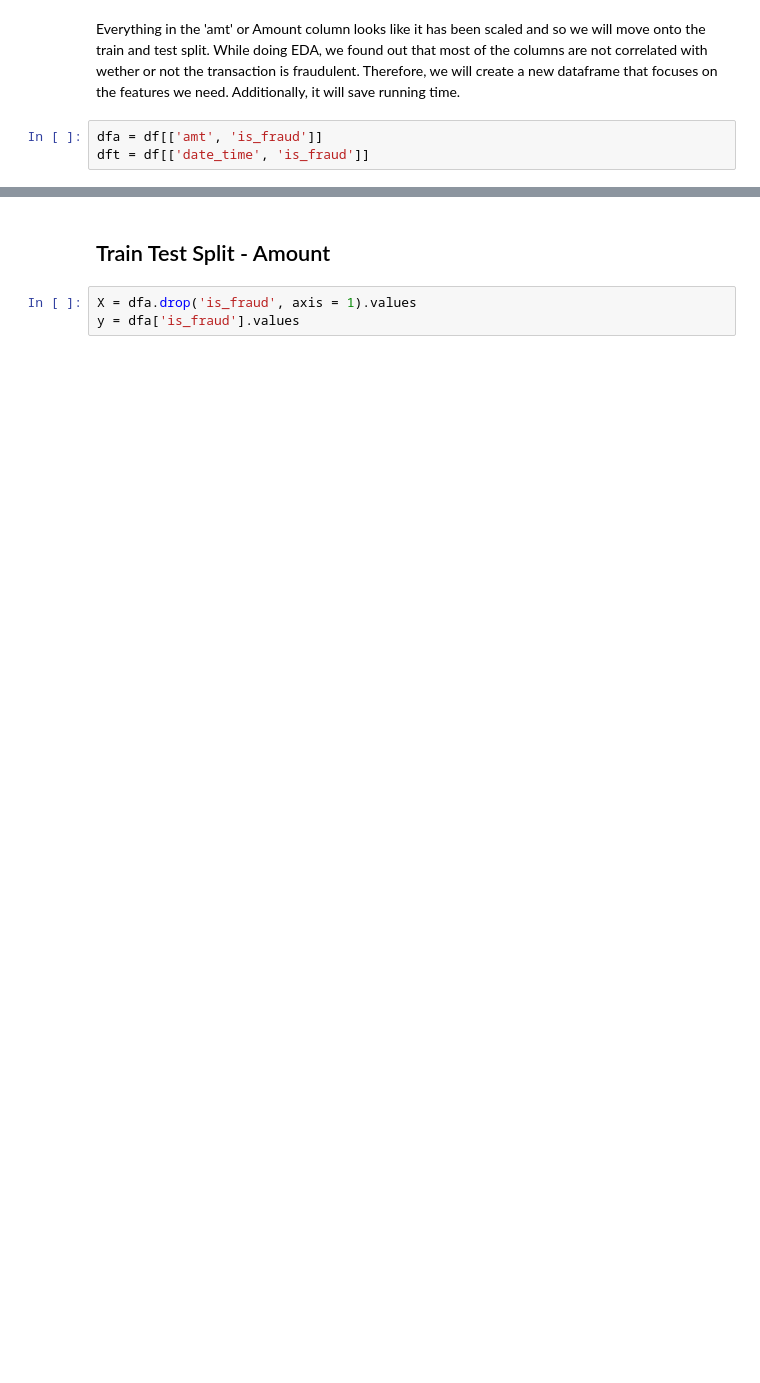
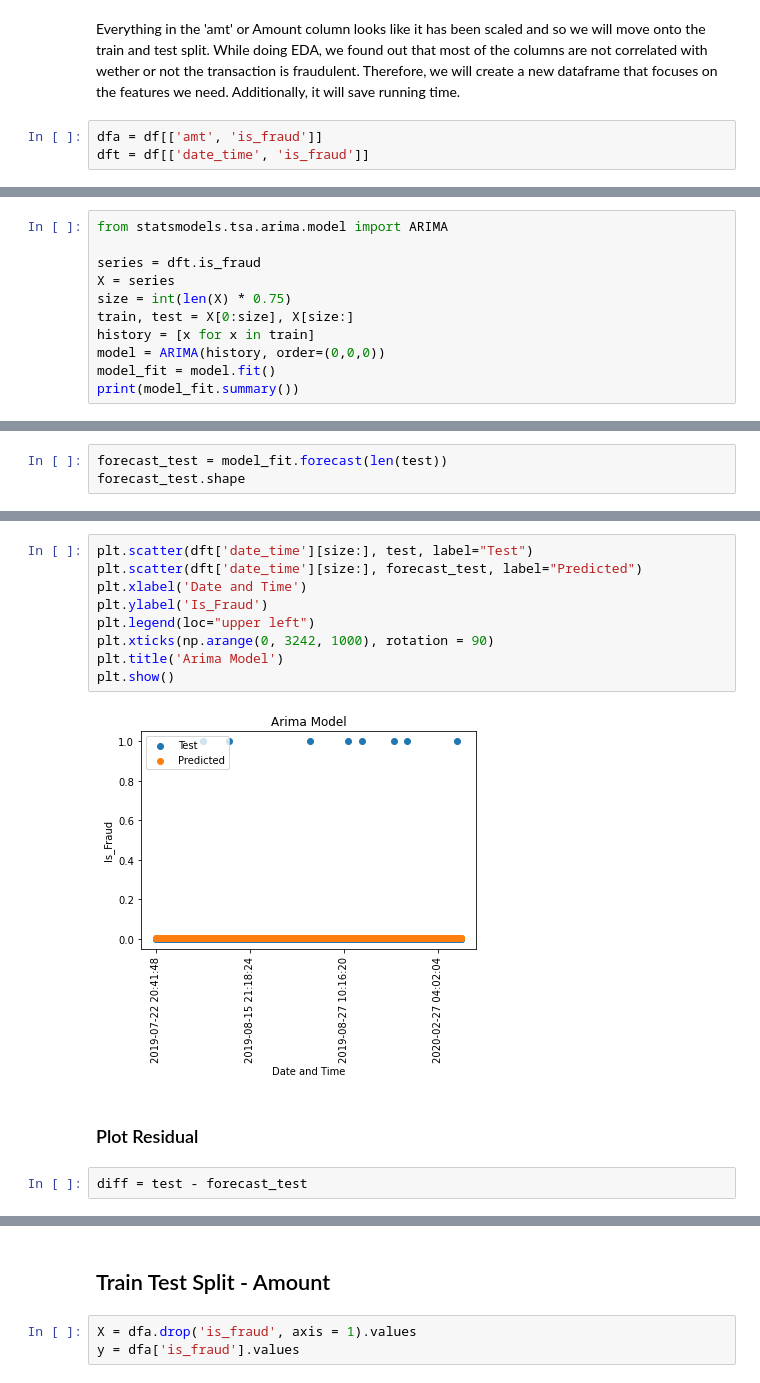
Before and after one commit to WasineeSi/Springboard, a Jupyter notebook: Preprocessing Training and Modeling.ipynb, the cells around one changed output, grey strips where cells are left out. Cells and saved outputs as stored; diff of their text form; blank space fills up the shorter version.

```diff
--- a/Preprocessing Training and Modeling.ipynb
+++ b/Preprocessing Training and Modeling.ipynb
@@ -103,0 +145,11 @@ dft = df[['date_time', 'is_fraud']]
+# %%
+from statsmodels.tsa.arima.model import ARIMA
+
+series = dft.is_fraud
+X = series
+size = int(len(X) * 0.75)
+train, test = X[0:size], X[size:]
+history = [x for x in train]
+model = ARIMA(history, order=(0,0,0))
+model_fit = model.fit()
+print(model_fit.summary())
@@ -103,0 +176,3 @@ dft = df[['date_time', 'is_fraud']]
+# %%
+forecast_test = model_fit.forecast(len(test))
+forecast_test.shape
@@ -103,0 +204,15 @@ dft = df[['date_time', 'is_fraud']]
+# %%
+plt.scatter(dft['date_time'][size:], test, label="Test")
+plt.scatter(dft['date_time'][size:], forecast_test, label="Predicted")
+plt.xlabel('Date and Time')
+plt.ylabel('Is_Fraud')
+plt.legend(loc="upper left")
+plt.xticks(np.arange(0, 3242, 1000), rotation = 90)
+plt.title('Arima Model')
+plt.show()
+# %% [output]
+[figure, added]
+# %% [markdown]
+### Plot Residual
+# %%
+diff = test - forecast_test
```
Also changed, not shown: parts of 45 cells of this notebook.
